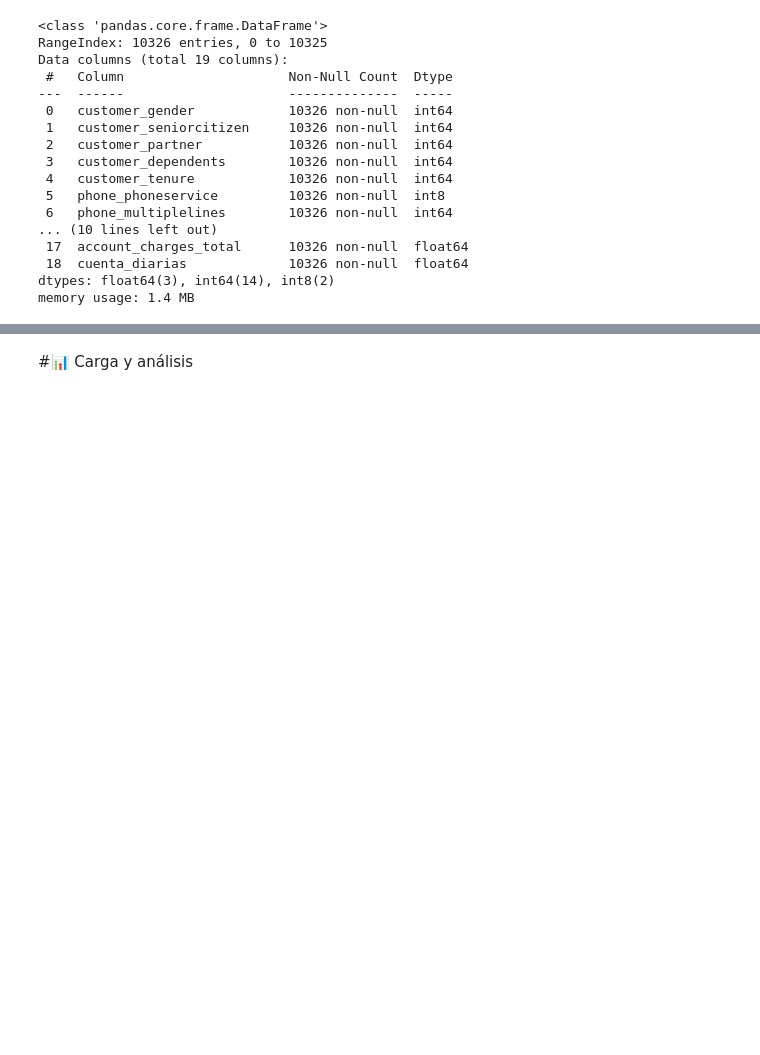
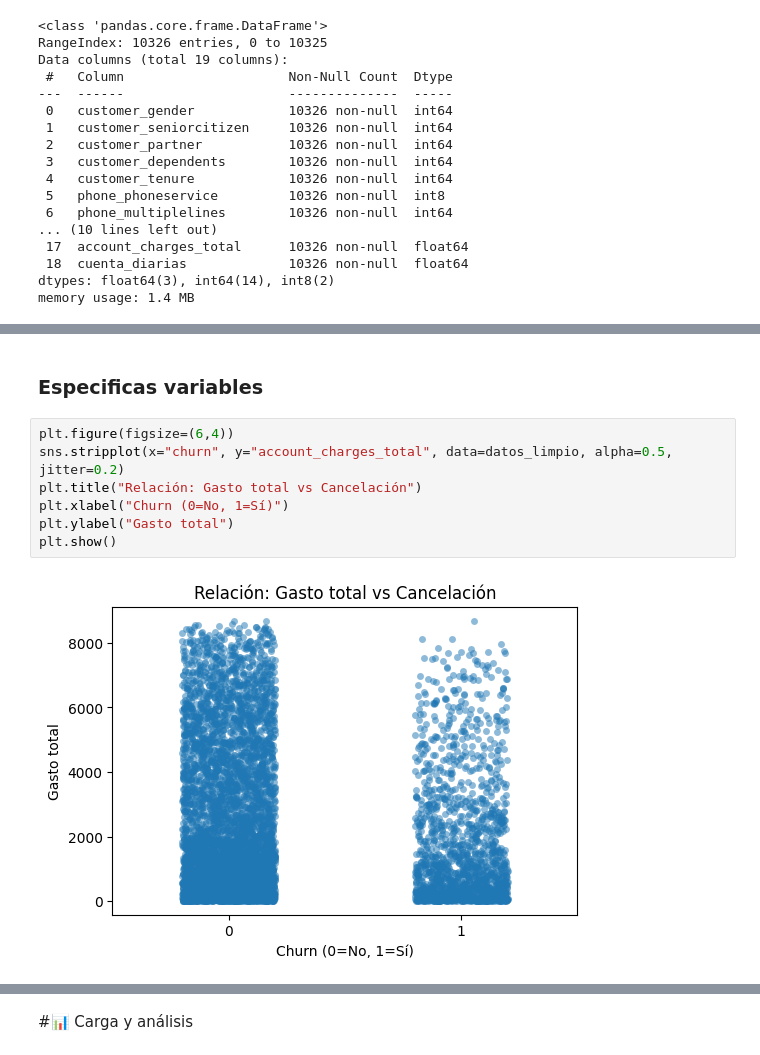
Before and after one commit to d4vid2025/challenge3-data-science-LATAM-, a Jupyter notebook: Copy_of_TelecomX_LATAM.ipynb, the cells around one changed output, grey strips where cells are left out. Drawn from its saved outputs; the diff is of its cells as text; blank space fills up the shorter version.

```diff
--- a/Copy_of_TelecomX_LATAM.ipynb
+++ b/Copy_of_TelecomX_LATAM.ipynb
@@ -563,0 +623,11 @@ memory usage: 1.4 MB
+# %% [markdown]
+### Especificas variables
+# %%
+plt.figure(figsize=(6,4))
+sns.stripplot(x="churn", y="account_charges_total", data=datos_limpio, alpha=0.5, jitter=0.2)
+plt.title("Relación: Gasto total vs Cancelación")
+plt.xlabel("Churn (0=No, 1=Sí)")
+plt.ylabel("Gasto total")
+plt.show()
+# %% [output]
+[figure, added]
```
Also changed, not shown: parts of 11 cells of this notebook.
